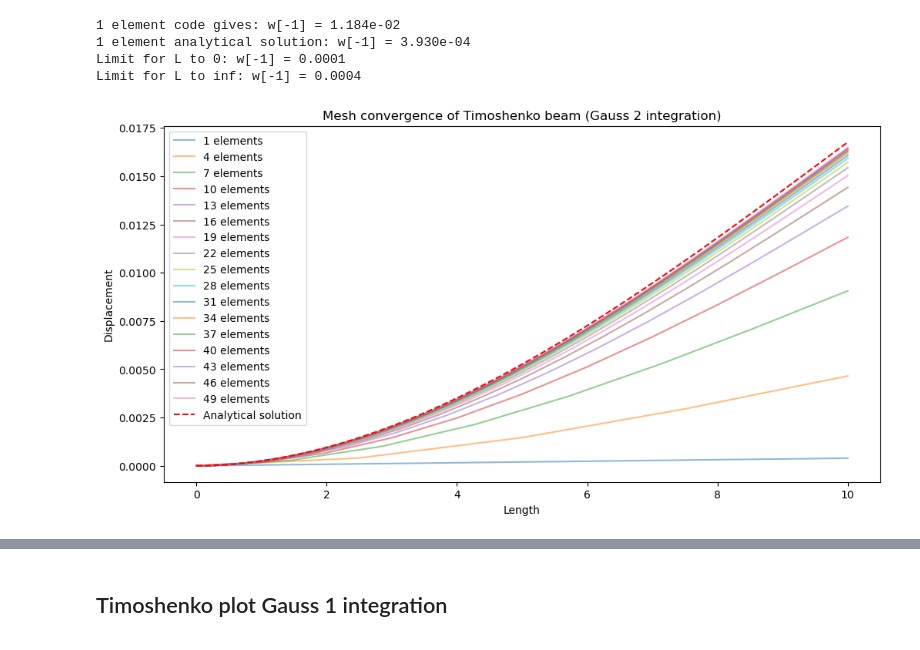
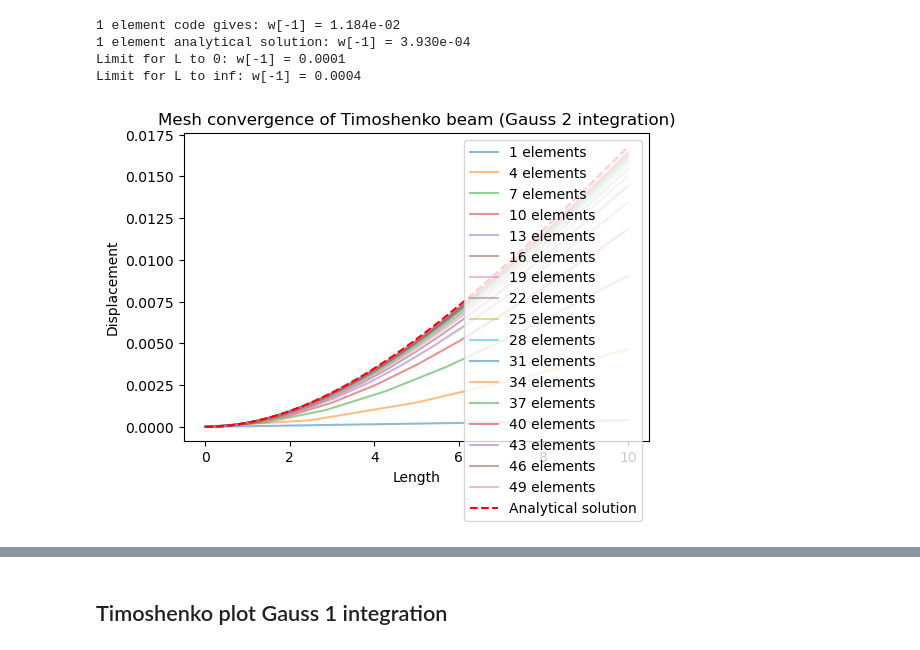
Before and after one commit to TeachBooks/mirror_computational_modelling, a Jupyter notebook: book/structural_linear/timoshenko.ipynb, the cells around one changed output, grey strips where cells are left out. Saved outputs shown, nothing was run; the diff lists cells and outputs as text; code cells hidden in the pictures.

```diff
--- a/book/structural_linear/timoshenko.ipynb
+++ b/book/structural_linear/timoshenko.ipynb
@@ -465,8 +465,8 @@ def assemble_global_f(rod_length, n_el, T, F_y, f_y):
 # %% [markdown]
 ### Boundary conditions and plotting
 # %%
-def simulate(n_element,L):
-    length = L           # Length
+def simulate(n_element):
+    length = 10           # Length
     EI = 2e4                # Bending stiffness
     GA_s = 1e5              # Shear stiffness
     n_node = n_element + 1  # Number of nodes
@@ -505,14 +505,14 @@ def simulate(n_element,L):
 
     return x, a
 # %%
-L = 10                 # Length
-x, a = simulate(10, L)
+x, a = simulate(10)
 
 # Separate theta and w values
 theta = a[0::2]         # Select every 1st value starting from index 0
 w = a[1::2]             # Select every 2nd value starting from index 1
 print(f'1 element code gives: w[-1] = {w[-1]:.3e}')
 
+L = 10                  # Length
 EI = 2e4                # Bending stiffness
 GA_s = 1e5              # Shear stiffness
 f_y = 0                 # Distributed load
@@ -530,27 +530,27 @@ Limit for L to inf: w[-1] = 0.0004
 # %%
 import numpy as np
 import matplotlib.pyplot as plt
 
 number_elements = 50
-plt.figure(figsize=(12,6))
+plt.figure(figsize=(6,4))
 
 n = np.arange(1, number_elements+1, 3)
 for i in range(len(n)):
-    x, a = simulate(n[i], L)
+    x, a = simulate(n[i])
 
     # Separate theta and w values
     theta = a[0::2]  # Select every 1st value starting from index 0
     w = a[1::2]     # Select every 2nd value starting from index 1
     plt.plot(x,w, label= f'{n[i]} elements', alpha=0.5)
 
-x = np.linspace(0,L,100)
+x = np.linspace(0,10,100)
 w_analytical = - F_y * (x - L)/GA_s - F_y*x/(2*EI)*(L**2-x**2/3) + 1/3*F_y*L**3/EI
 w_ana = w_analytical[::-1]
 plt.plot(x, w_ana, label='Analytical solution', c='r', linestyle='--')
 
 plt.title('Mesh convergence of Timoshenko beam (Gauss 2 integration)')
 plt.xlabel('Length')
 plt.ylabel('Displacement')
 plt.legend(loc='best');
 # %% [output]
-[figure, old version]
+[figure, new version]
```
Also changed, not shown: parts of 6 cells of this notebook.
